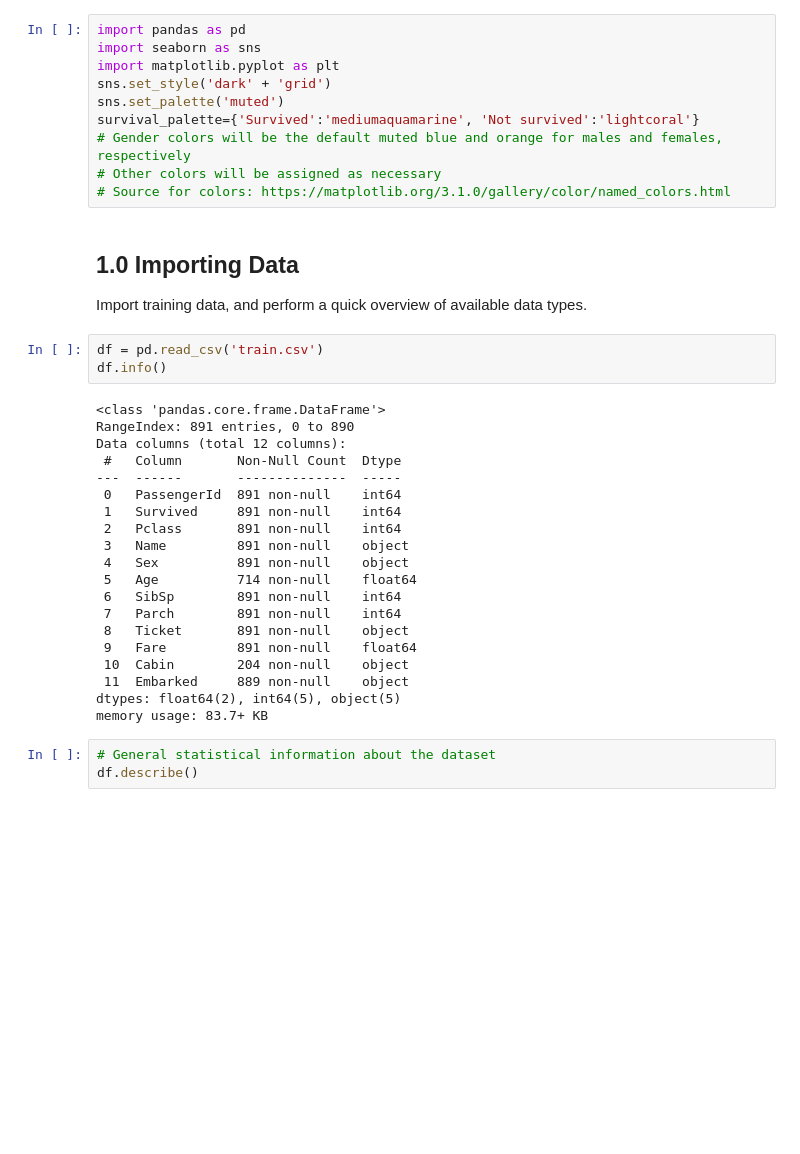
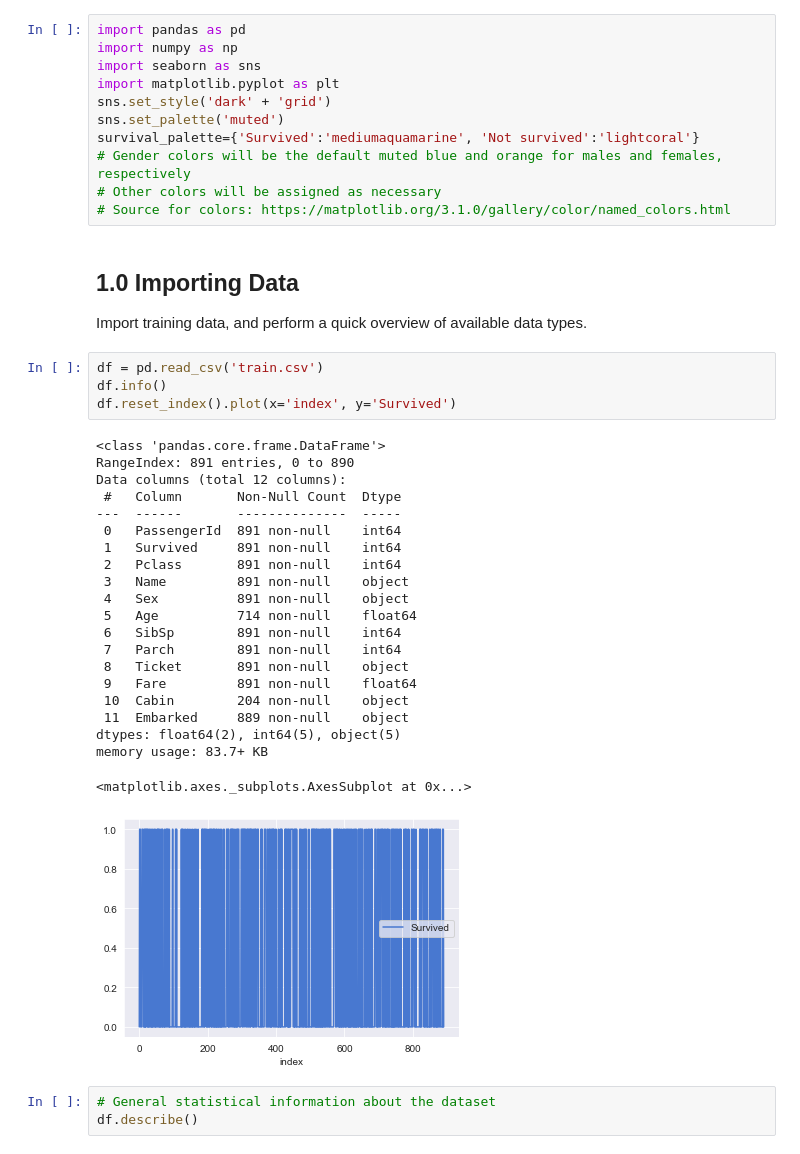
Before and after one commit to arsalanfardi/Titanic-Survival-Prediction, a Jupyter notebook: Titanic_Survival_Prediction.ipynb, the cells around one changed output. Saved outputs shown, nothing was run; the diff lists cells and outputs as text; blank space fills up the shorter version.

```diff
--- a/Titanic_Survival_Prediction.ipynb
+++ b/Titanic_Survival_Prediction.ipynb
@@ -1,5 +1,6 @@
 # %%
 import pandas as pd
+import numpy as np
 import seaborn as sns
 import matplotlib.pyplot as plt
 sns.set_style('dark' + 'grid')
@@ -15,26 +16,29 @@ Import training data, and perform a quick overview of available data types.
 # %%
 df = pd.read_csv('train.csv')
 df.info()
+df.reset_index().plot(x='index', y='Survived')
 # %% [output]
 <class 'pandas.core.frame.DataFrame'>
 RangeIndex: 891 entries, 0 to 890
 Data columns (total 12 columns):
  #   Column       Non-Null Count  Dtype
 ---  ------       --------------  -----
  0   PassengerId  891 non-null    int64
  1   Survived     891 non-null    int64
  2   Pclass       891 non-null    int64
  3   Name         891 non-null    object
  4   Sex          891 non-null    object
  5   Age          714 non-null    float64
  6   SibSp        891 non-null    int64
  7   Parch        891 non-null    int64
  8   Ticket       891 non-null    object
  9   Fare         891 non-null    float64
  10  Cabin        204 non-null    object
  11  Embarked     889 non-null    object
 dtypes: float64(2), int64(5), object(5)
 memory usage: 83.7+ KB
+<matplotlib.axes._subplots.AxesSubplot at 0x...>
+[figure, added]
 # %%
 # General statistical information about the dataset
 df.describe()
```
Also changed, not shown: parts of 9 cells of this notebook.
